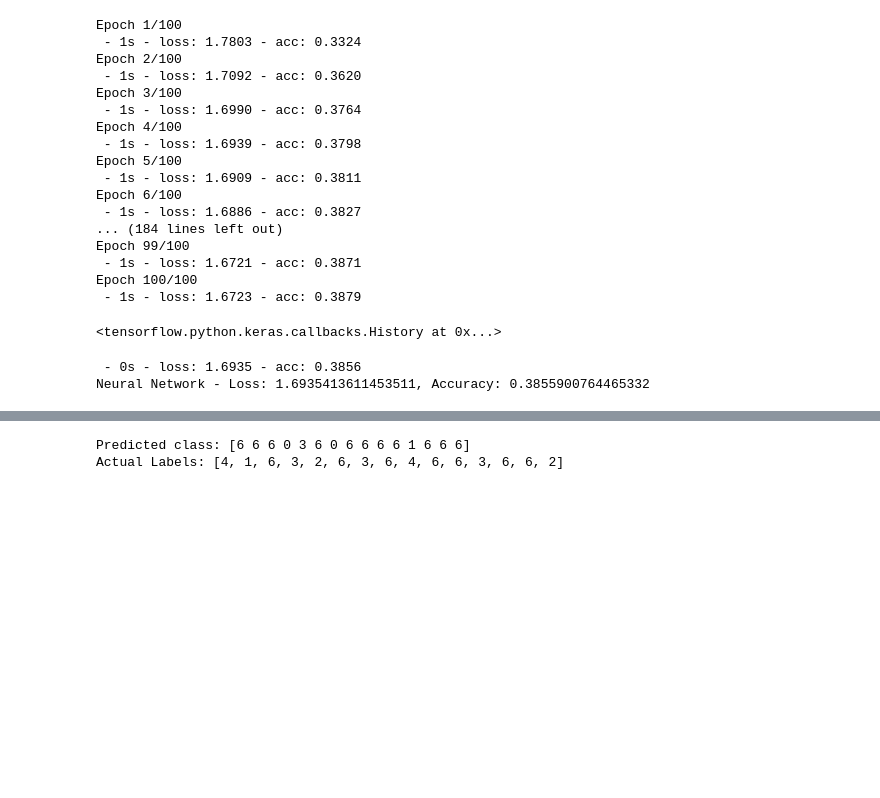
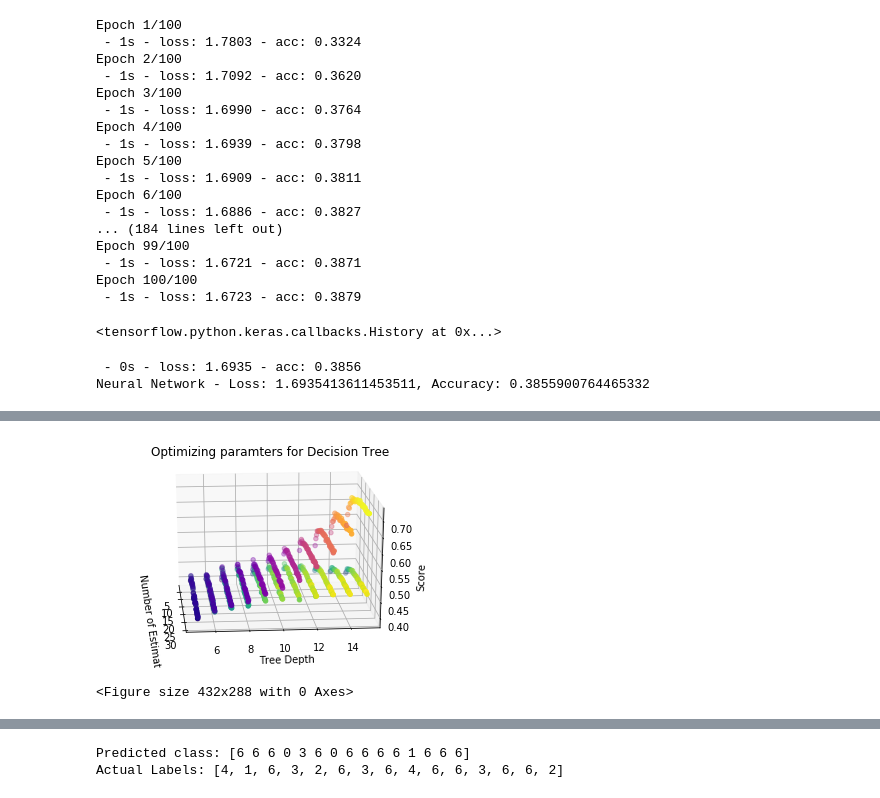
Before and after one commit to TrevorCap/BaseBallProject, a Jupyter notebook: Final Model.ipynb, the cells around one changed output, grey strips where cells are left out. Drawn from its saved outputs; the diff is of its cells as text; code cells hidden in the pictures; blank space fills up the shorter version.

```diff
--- a/Final Model.ipynb
+++ b/Final Model.ipynb
@@ -130,0 +168,7 @@ rf.score(X_test, y_test)
+# %%
+ax.view_init(20, -5)
+plt.savefig("Models/RandForest2.png")
+fig
+# %% [output]
+[figure, added]
+<Figure size 432x288 with 0 Axes>
```
Also changed, not shown: parts of 13 cells of this notebook, 2 other files.
